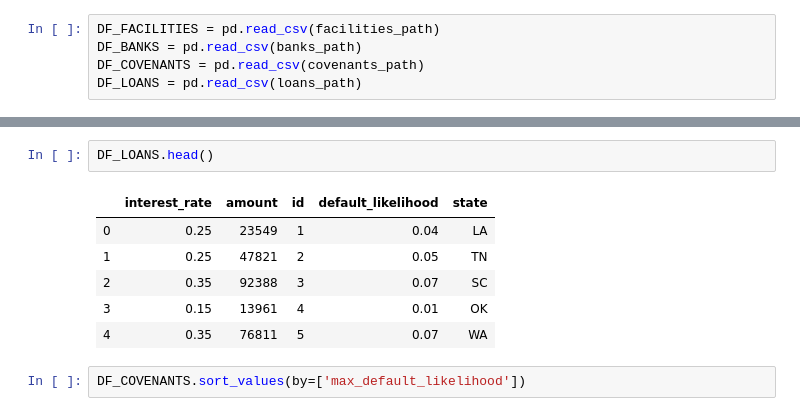
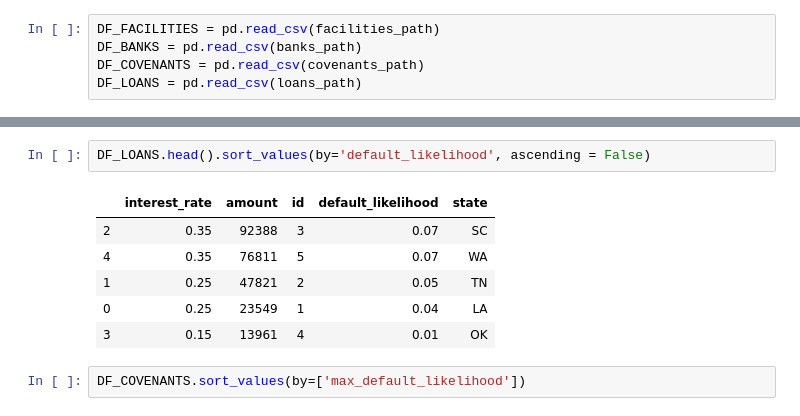
Before and after one commit to elin3952/Affirm_Technical, a Jupyter notebook: affirm-take-home-interview-sept-2018/Affirm_Technical.ipynb, the cells around one changed output, grey strips where cells are left out. Drawn from its saved outputs; the diff is of its cells as text.

```diff
--- a/affirm-take-home-interview-sept-2018/Affirm_Technical.ipynb
+++ b/affirm-take-home-interview-sept-2018/Affirm_Technical.ipynb
@@ -28,12 +19,12 @@ DF_FACILITIES.head()
-# %%
-DF_LOANS.head()
-# %% [output]
-|  | interest_rate | amount | id | default_likelihood | state |
-| 0 | 0.25 | 23549 | 1 | 0.04 | LA |
-| 1 | 0.25 | 47821 | 2 | 0.05 | TN |
-| 2 | 0.35 | 92388 | 3 | 0.07 | SC |
-| 3 | 0.15 | 13961 | 4 | 0.01 | OK |
-| 4 | 0.35 | 76811 | 5 | 0.07 | WA |
+# %%
+DF_LOANS.head().sort_values(by='default_likelihood', ascending = False)
+# %% [output]
+|  | interest_rate | amount | id | default_likelihood | state |
+| 2 | 0.35 | 92388 | 3 | 0.07 | SC |
+| 4 | 0.35 | 76811 | 5 | 0.07 | WA |
+| 1 | 0.25 | 47821 | 2 | 0.05 | TN |
+| 0 | 0.25 | 23549 | 1 | 0.04 | LA |
+| 3 | 0.15 | 13961 | 4 | 0.01 | OK |
 # %%
 DF_COVENANTS.sort_values(by=['max_default_likelihood'])
 # %% [output]
```
Also changed, not shown: parts of 7 cells of this notebook.
